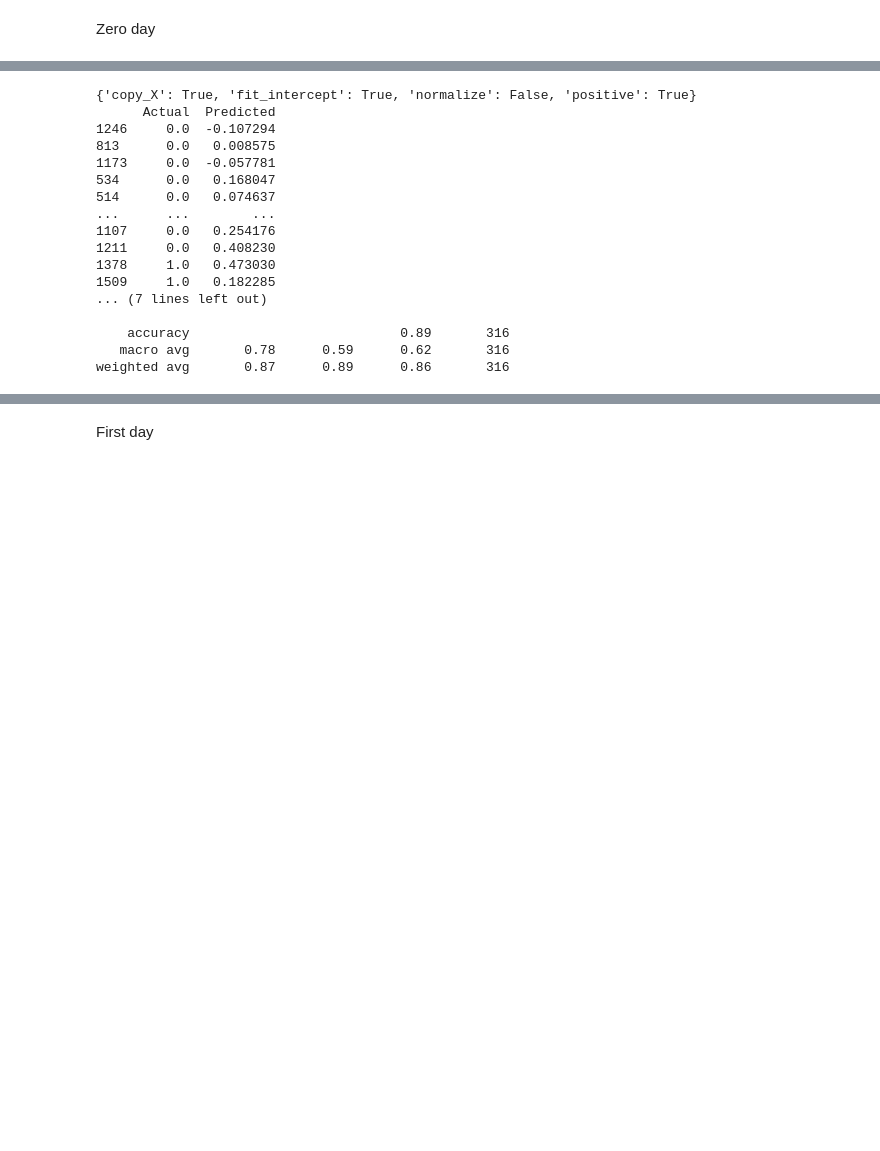
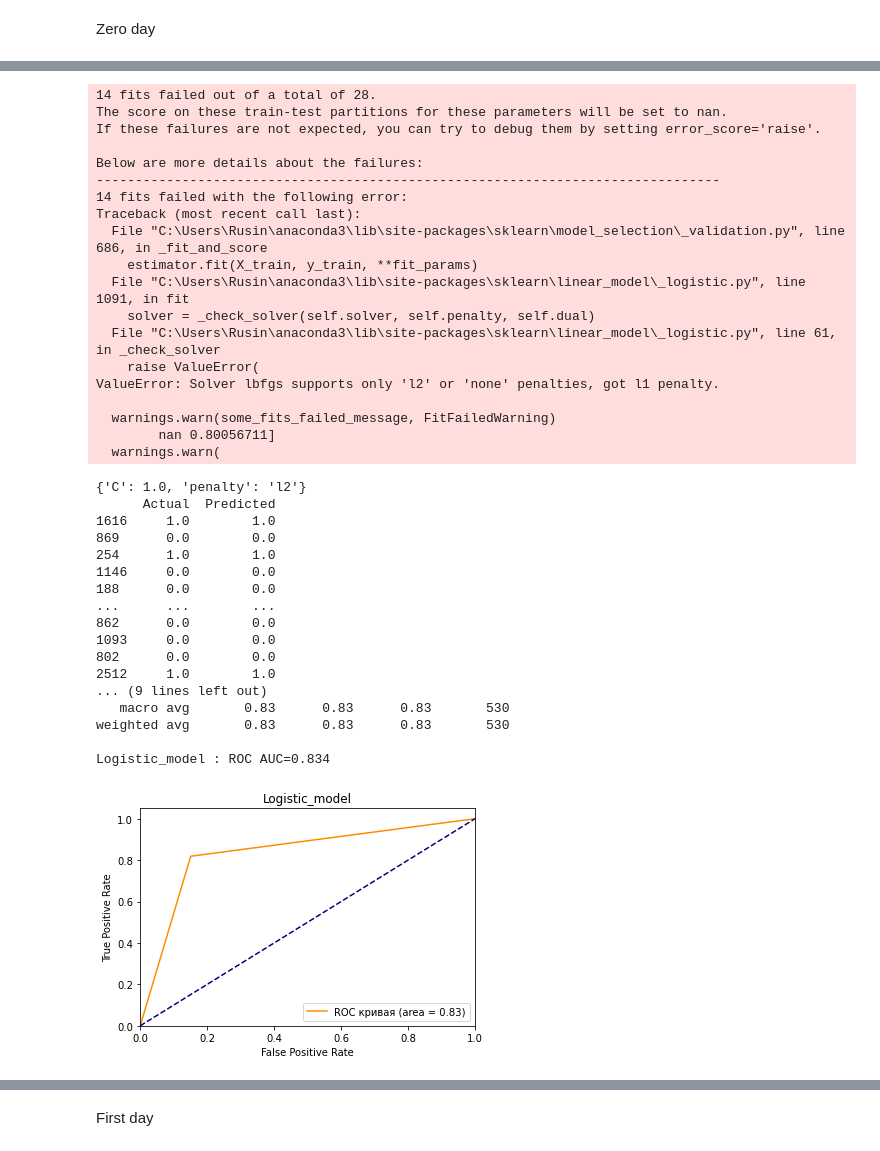
Before and after one commit to RusinDmitry/BSR, a Jupyter notebook: Scripts/Models.ipynb, the cells around one changed output, grey strips where cells are left out. Drawn from its saved outputs; the diff is of its cells as text; code cells hidden in the pictures; blank space fills up the shorter version.

```diff
--- a/Scripts/Models.ipynb
+++ b/Scripts/Models.ipynb
@@ -94,13 +139,8 @@ TODO доп:
 # %%
-def Linear_model_function (X,y):
+def Logistic_model_function (X,y):
     X_train, X_test, y_train, y_test = train_test_split(X, y, test_size = 0.2, random_state = 42)
-    regressor = LinearRegression()
-    parameters = {
-        "fit_intercept": [True, False],
-        "normalize": [True, False],
-        "copy_X": [True, False],
-        "positive": [True, False]
-        }
+    regressor = LogisticRegression()
+    parameters = {"C":np.logspace(-3,3,7), "penalty":["l1","l2"]}
     grid = GridSearchCV(estimator=regressor, param_grid = parameters, cv = 2, n_jobs=-1)
     grid.fit(X_train, y_train)
 
@@ -119,6 +159,8 @@ def Linear_model_function (X,y):
     print(results)
     target_names = ['class 0', 'class 1']
     print(classification_report(y_test, np.round(y_pred), target_names=target_names))
+    roc_plot(y_test,y_pred,'Logistic_model')
+    dump(grid, './miokard_dt_v1.joblib')
 # %%
 def SVC_model_function (X,y):
     X_train, X_test, y_train, y_test = train_test_split(X, y, test_size = 0.2, random_state = 42)
@@ -269,21 +329,41 @@ X = knn_zero_day_data.drop(columns = ['DEATH'])
 # %%
-Linear_model_function(X,y)
+Logistic_model_function(X_over, y_over)
 # %% [output]
-{'copy_X': True, 'fit_intercept': True, 'normalize': False, 'positive': True}
-      Actual  Predicted
-1246     0.0  -0.107294
-813      0.0   0.008575
-1173     0.0  -0.057781
-534      0.0   0.168047
-514      0.0   0.074637
-...      ...        ...
-1107     0.0   0.254176
-1211     0.0   0.408230
-1378     1.0   0.473030
-1509     1.0   0.182285
-... (7 lines left out)
+14 fits failed out of a total of 28.
+The score on these train-test partitions for these parameters will be set to nan.
+If these failures are not expected, you can try to debug them by setting error_score='raise'.
 
-    accuracy                           0.89       316
-   macro avg       0.78      0.59      0.62       316
-weighted avg       0.87      0.89      0.86       316
+Below are more details about the failures:
+--------------------------------------------------------------------------------
+14 fits failed with the following error:
+Traceback (most recent call last):
+  File "C:\Users\Rusin\anaconda3\lib\site-packages\sklearn\model_selection\_validation.py", line 686, in _fit_and_score
+    estimator.fit(X_train, y_train, **fit_params)
+  File "C:\Users\Rusin\anaconda3\lib\site-packages\sklearn\linear_model\_logistic.py", line 1091, in fit
+    solver = _check_solver(self.solver, self.penalty, self.dual)
+  File "C:\Users\Rusin\anaconda3\lib\site-packages\sklearn\linear_model\_logistic.py", line 61, in _check_solver
+    raise ValueError(
+ValueError: Solver lbfgs supports only 'l2' or 'none' penalties, got l1 penalty.
+
+  warnings.warn(some_fits_failed_message, FitFailedWarning)
+        nan 0.80056711]
+  warnings.warn(
+{'C': 1.0, 'penalty': 'l2'}
+      Actual  Predicted
+1616     1.0        1.0
+869      0.0        0.0
+254      1.0        1.0
+1146     0.0        0.0
+188      0.0        0.0
+...      ...        ...
+862      0.0        0.0
+1093     0.0        0.0
+802      0.0        0.0
+2512     1.0        1.0
+... (9 lines left out)
+   macro avg       0.83      0.83      0.83       530
+weighted avg       0.83      0.83      0.83       530
+
+Logistic_model : ROC AUC=0.834
+[figure, added]
 # %%
```
Also changed, not shown: parts of 24 cells of this notebook, 11 other files.
